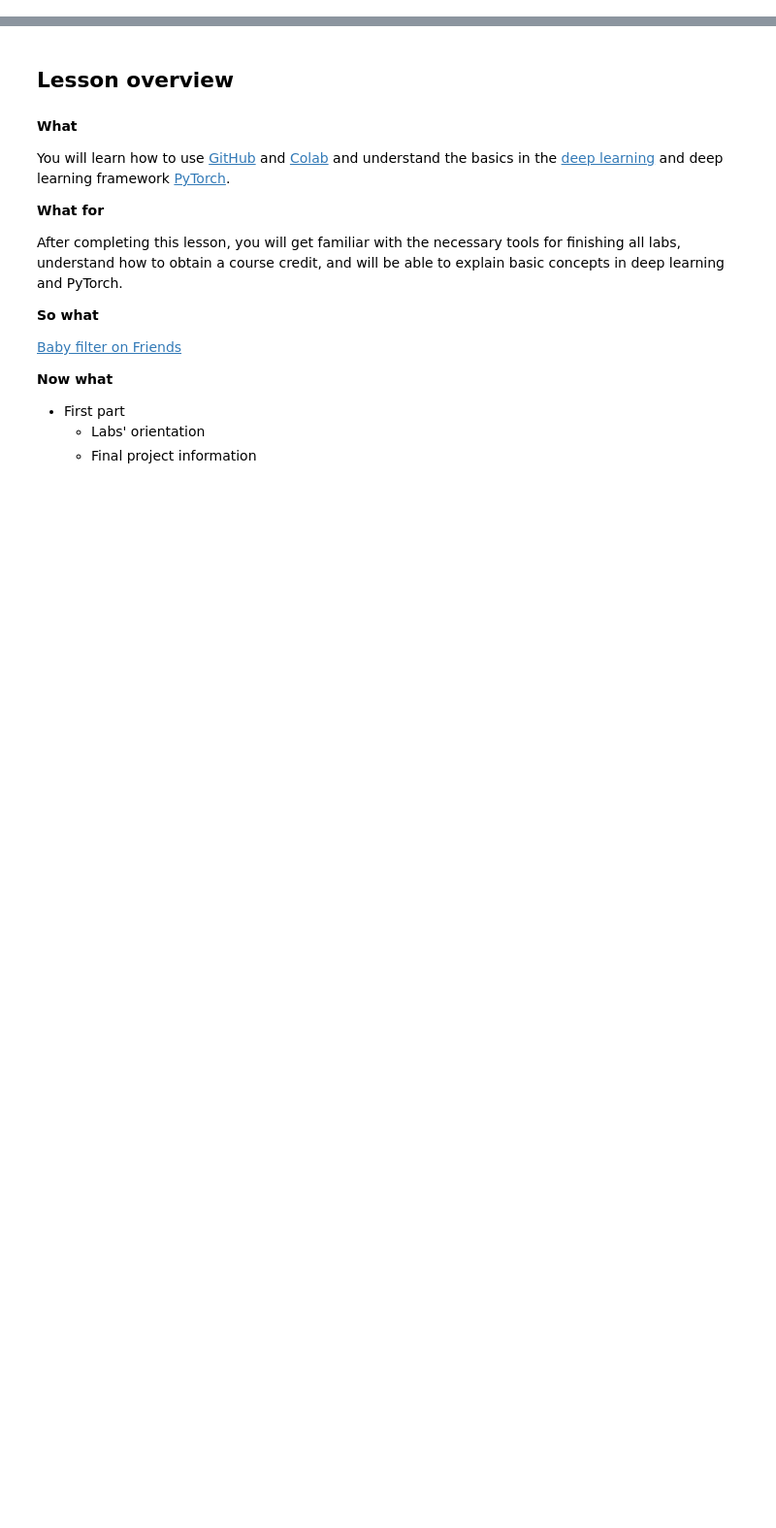
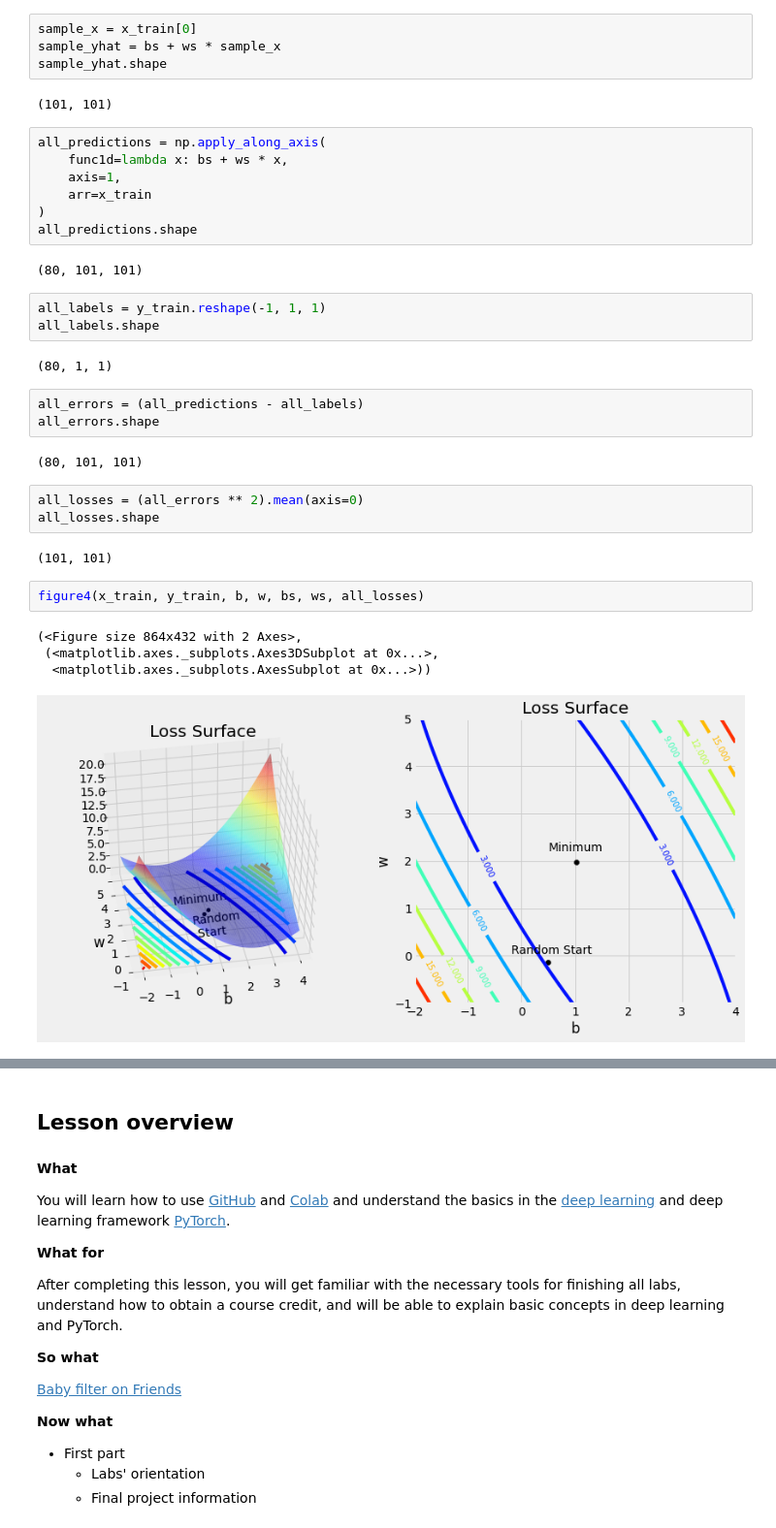
Before and after one commit to kereptom/NME, a Jupyter notebook: 201/src/201-Intro.ipynb, the cells around one changed output, grey strips where cells are left out. Shown at 97% size. Saved outputs shown, nothing was run; the diff lists cells and outputs as text; blank space fills up the shorter version.

```diff
--- a/201/src/201-Intro.ipynb
+++ b/201/src/201-Intro.ipynb
@@ -12,0 +164,37 @@ In the course Machine learning 2, we are going to take a step into the world of
+# %%
+sample_x = x_train[0]
+sample_yhat = bs + ws * sample_x
+sample_yhat.shape
+# %% [output]
+(101, 101)
+# %%
+all_predictions = np.apply_along_axis(
+    func1d=lambda x: bs + ws * x,
+    axis=1,
+    arr=x_train
+)
+all_predictions.shape
+# %% [output]
+(80, 101, 101)
+# %%
+all_labels = y_train.reshape(-1, 1, 1)
+all_labels.shape
+# %% [output]
+(80, 1, 1)
+# %%
+all_errors = (all_predictions - all_labels)
+all_errors.shape
+# %% [output]
+(80, 101, 101)
+# %%
+all_losses = (all_errors ** 2).mean(axis=0)
+all_losses.shape
+# %% [output]
+(101, 101)
+# %%
+figure4(x_train, y_train, b, w, bs, ws, all_losses)
+# %% [output]
+(<Figure size 864x432 with 2 Axes>,
+ (<matplotlib.axes._subplots.Axes3DSubplot at 0x...>,
+  <matplotlib.axes._subplots.AxesSubplot at 0x...>))
+[figure, added]
```
Also changed, not shown: parts of 180 cells of this notebook.
